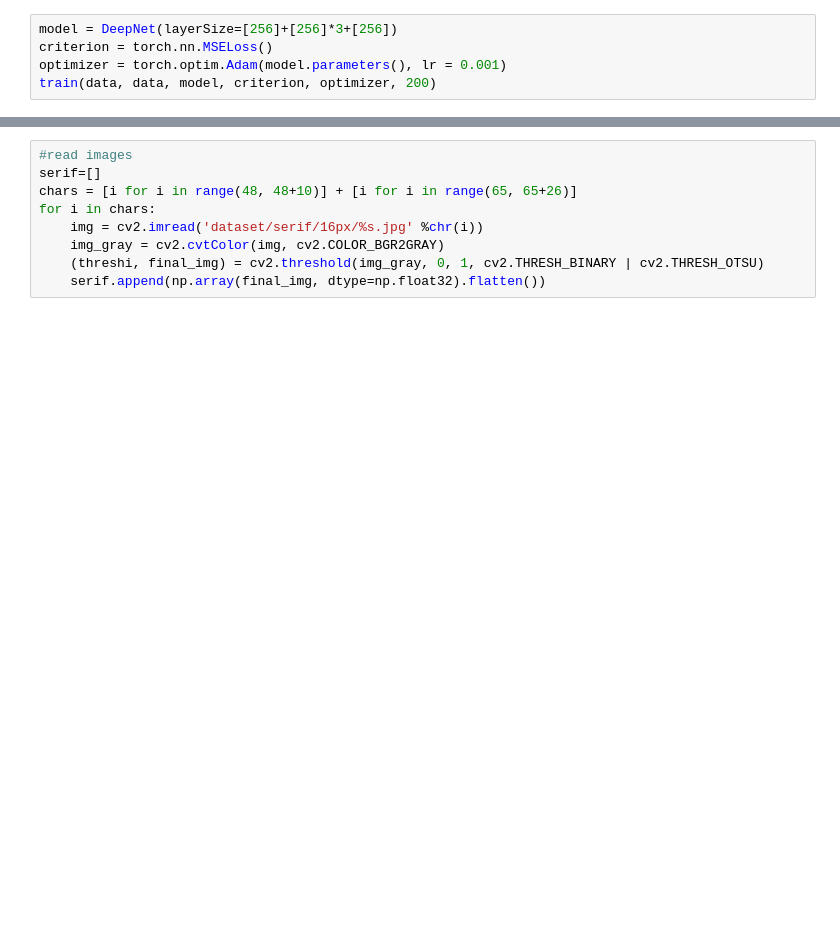
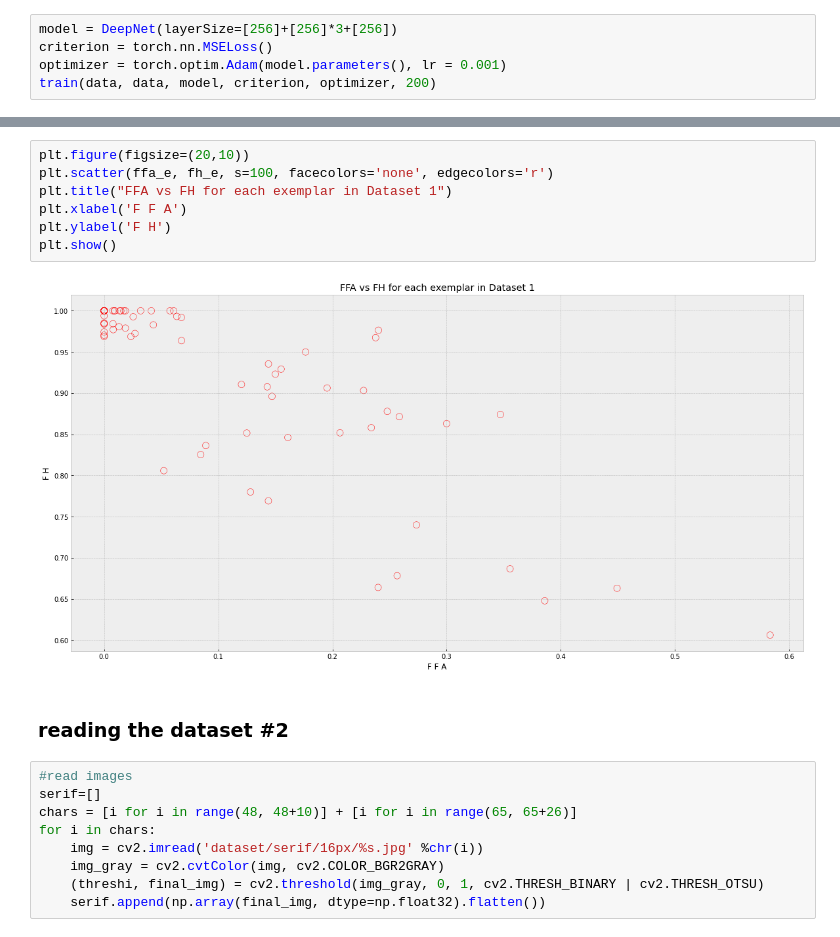
Before and after one commit to shivambang/Neural-Networks, a Jupyter notebook: Deep Neural Network/dnn.ipynb, the cells around one changed output, grey strips where cells are left out. Cells and saved outputs as stored; diff of their text form; blank space fills up the shorter version.

```diff
--- a/Deep Neural Network/dnn.ipynb
+++ b/Deep Neural Network/dnn.ipynb
@@ -75,3 +115,14 @@ for i in range(36):
+# %%
+plt.figure(figsize=(20,10))
+plt.scatter(ffa_e, fh_e, s=100, facecolors='none', edgecolors='r')
+plt.title("FFA vs FH for each exemplar in Dataset 1")
+plt.xlabel('F F A')
+plt.ylabel('F H')
+plt.show()
+# %% [output]
+[figure, added]
+# %% [markdown]
+### reading the dataset #2
 # %%
 #read images
 serif=[]
```
Also changed, not shown: parts of 16 cells of this notebook.
